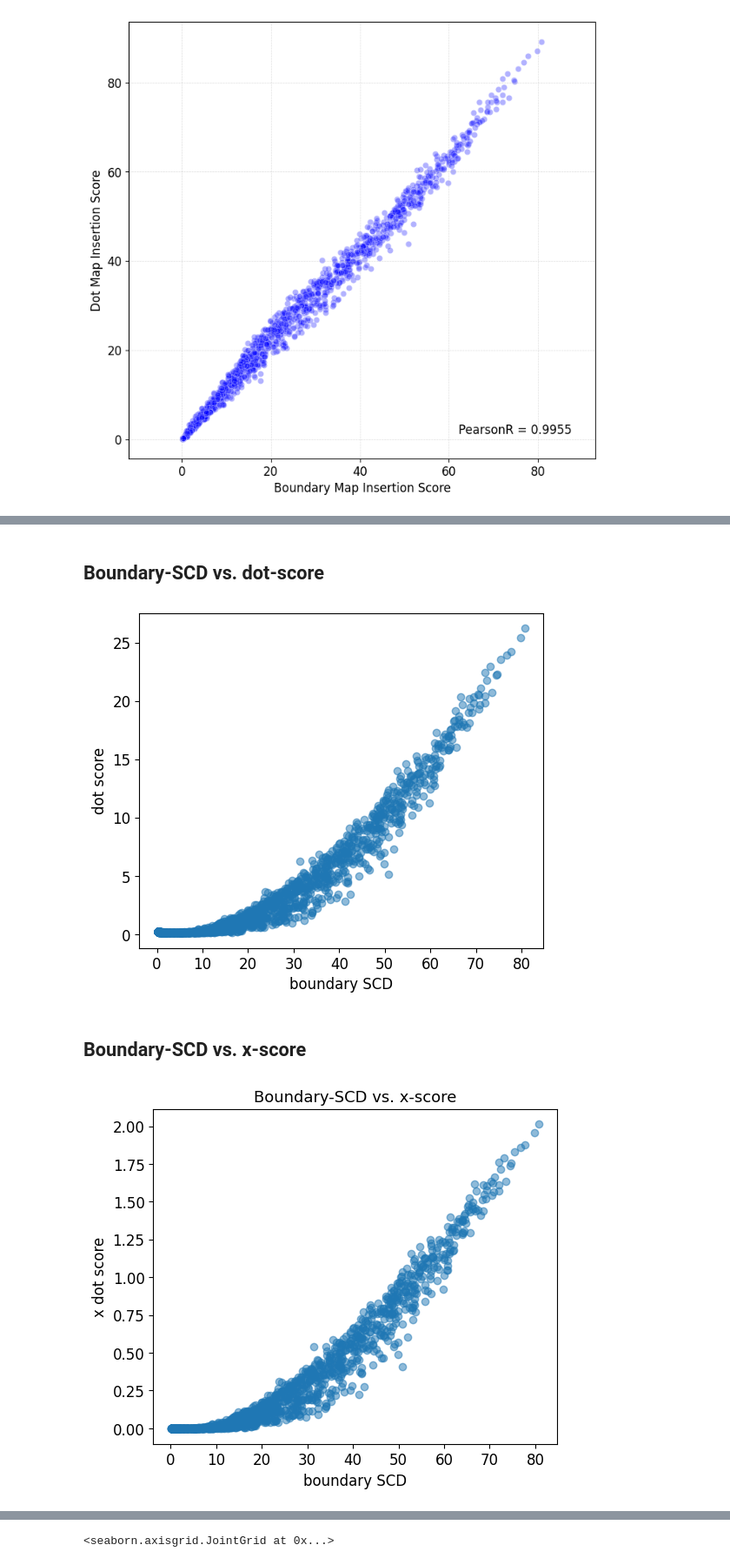
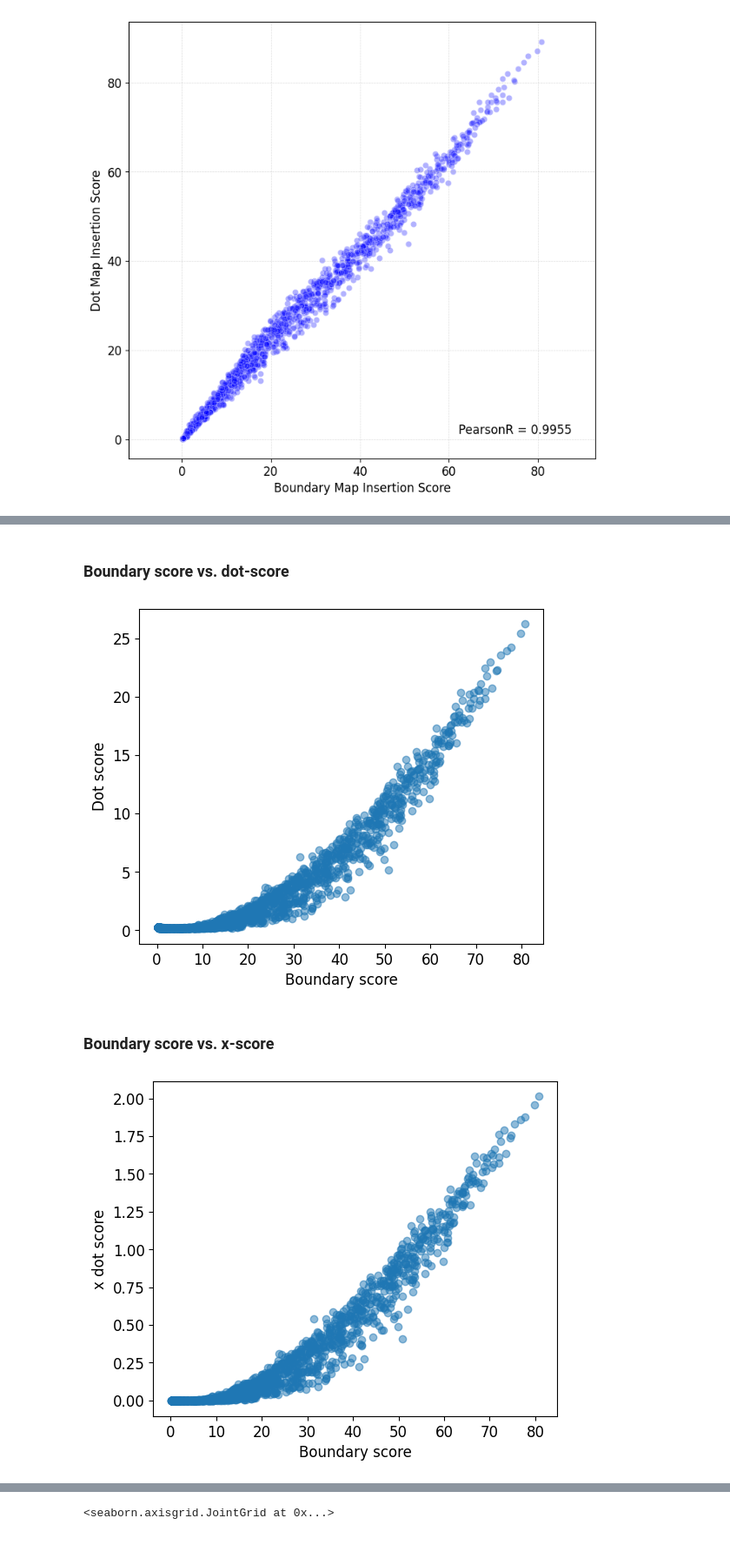
Before and after one commit to Fudenberg-Research-Group/akitaV2-analyses, a Jupyter notebook: experiments/virtual_insertion_dots_vs_boundaries/analysis/boundary_windows_analysis.ipynb, the cells around one changed output, grey strips where cells are left out. Shown at 87% size. Cells and saved outputs as stored; diff of their text form; code cells hidden in the pictures.

Commit message:
linting, polishing notebooks - dot vs boundary

```diff
--- a/experiments/virtual_insertion_dots_vs_boundaries/analysis/boundary_windows_analysis.ipynb
+++ b/experiments/virtual_insertion_dots_vs_boundaries/analysis/boundary_windows_analysis.ipynb
@@ -79,33 +70,27 @@ plt.show()
 # %% [markdown]
-## Boundary-SCD vs. dot-score
+### Boundary score vs. dot-score
 # %%
 fig, ax = plt.subplots(figsize=(6, 5))
 
 scatter = ax.scatter(df["SCD_B"], df["dot-score"], alpha=0.5)
 
-ax.set_xlabel("boundary SCD")
-ax.set_ylabel("dot score")
-
-# plt.savefig("./plots/boundarySCD_vs_dot-score.png", bbox_inches="tight")
+ax.set_xlabel("Boundary score")
+ax.set_ylabel("Dot score")
 
 plt.show()
 # %% [output]
-[figure, old version]
+[figure, new version]
 # %% [markdown]
-## Boundary-SCD vs. x-score
+### Boundary score vs. x-score
 # %%
 fig, ax = plt.subplots(figsize=(6, 5))
 
 scatter = ax.scatter(df["SCD_B"], df["x-score"], alpha=0.5)
 
-ax.set_xlabel("boundary SCD")
+ax.set_xlabel("Boundary score")
 ax.set_ylabel("x dot score")
 
-ax.set_title("Boundary-SCD vs. x-score")
-
-# plt.savefig("./plots/boundarySCD_vs_x-score.png", bbox_inches="tight")
-
 plt.show()
 # %% [output]
-[figure, old version]
+[figure, new version]
 # %% [markdown]
```
Also changed, not shown: parts of 16 cells of this notebook, 10 other files.
